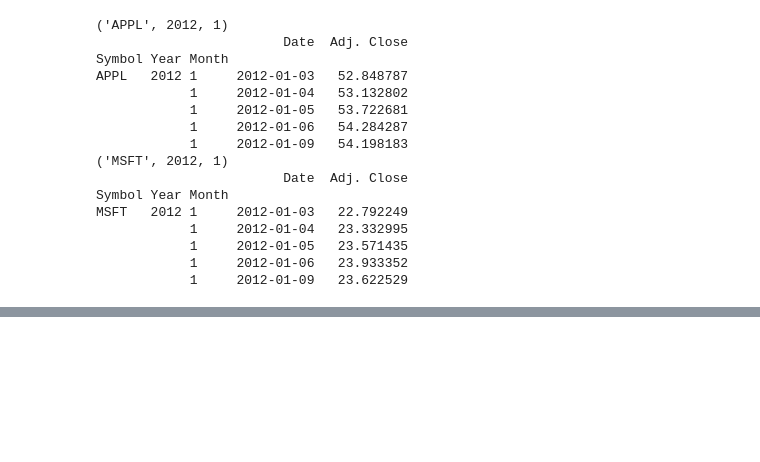
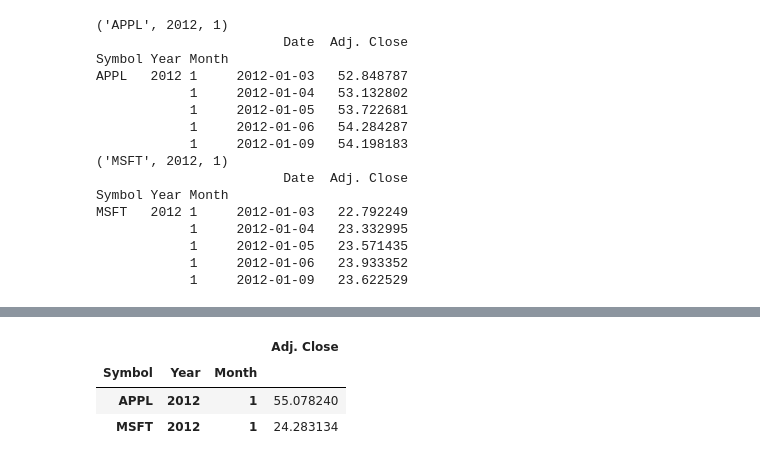
Before and after one commit to gauravsingh1012/Data-Analysis-and-Data-Visualisation, a Jupyter notebook: Pandas_For_Finance_Chapter_1_Reshaping,_Reorganizing_and_Aggregating.ipynb, the cells around one changed output, grey strips where cells are left out. Drawn from its saved outputs; the diff is of its cells as text; code cells hidden in the pictures; blank space fills up the shorter version.

```diff
--- a/Pandas_For_Finance_Chapter_1_Reshaping,_Reorganizing_and_Aggregating.ipynb
+++ b/Pandas_For_Finance_Chapter_1_Reshaping,_Reorganizing_and_Aggregating.ipynb
@@ -900,0 +915,7 @@ MSFT   2012 1     2012-01-03   22.792249
+# %%
+mig_l12.agg(np.mean)
+# %% [output]
+|  |  |  | Adj. Close |
+| Symbol | Year | Month |  |
+| APPL | 2012 | 1 | 55.078240 |
+| MSFT | 2012 | 1 | 24.283134 |
```
Also changed, not shown: parts of 9 cells of this notebook.
